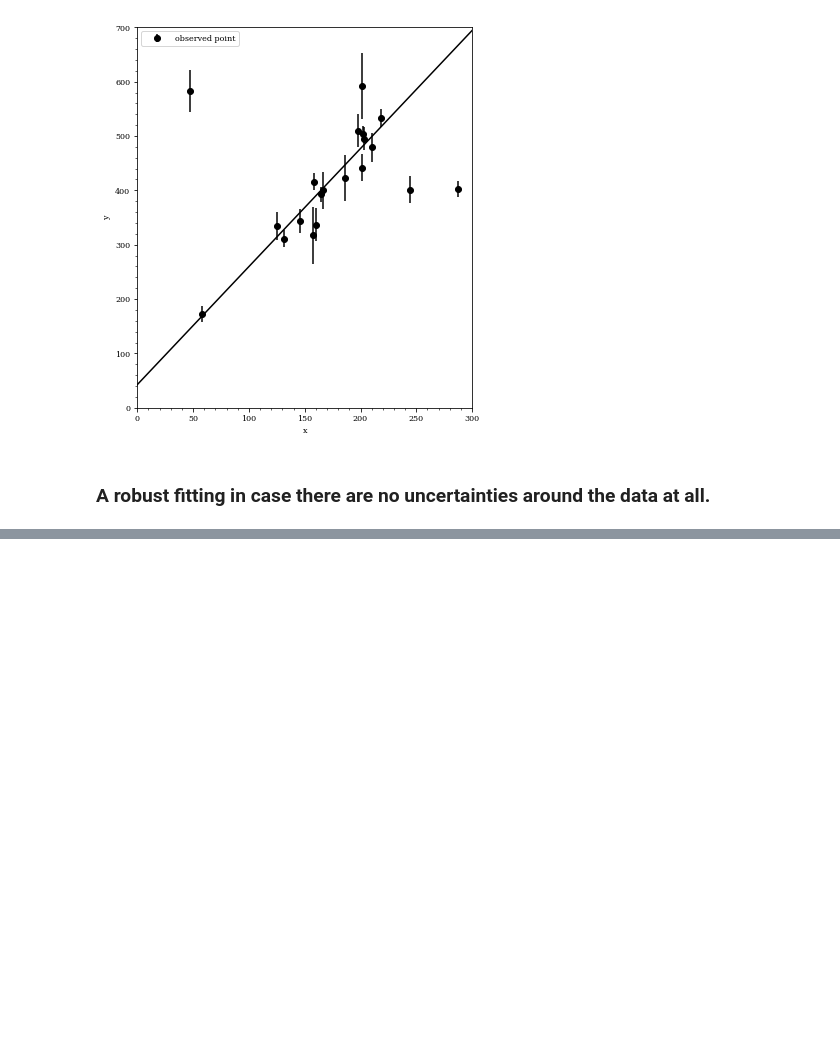
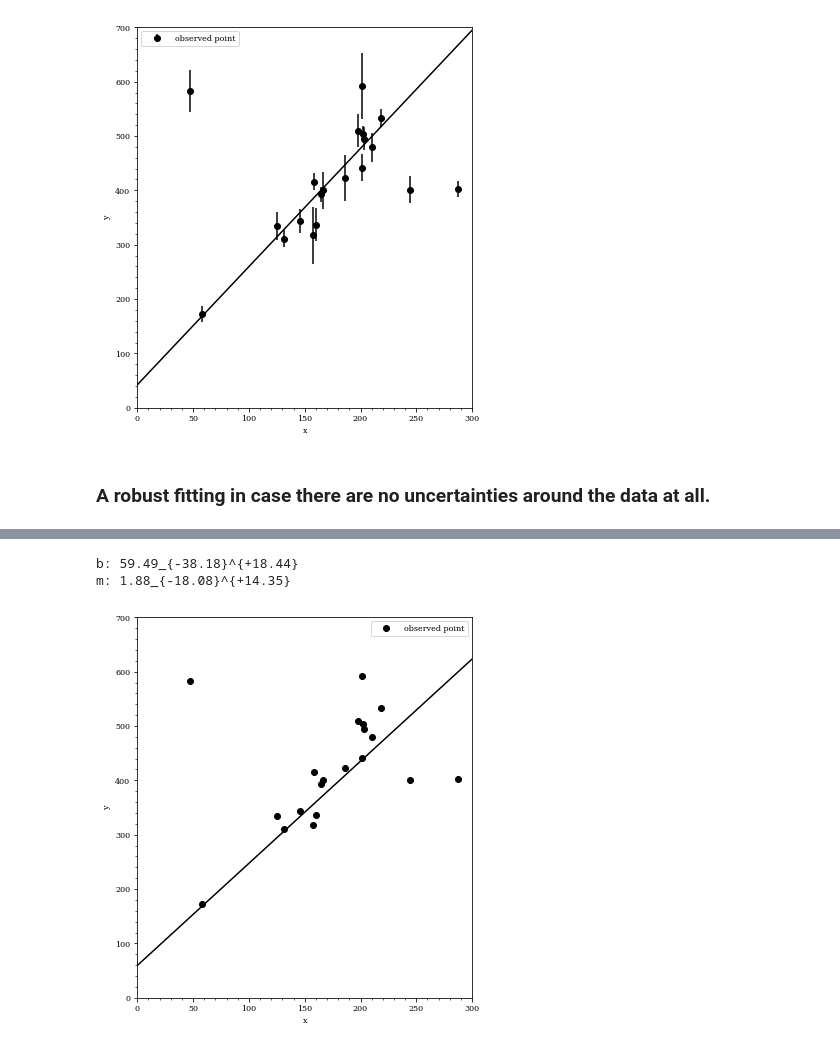
Before and after one commit to pkaf/blogs, a Jupyter notebook: Bayesian line fit.ipynb, the cells around one changed output, grey strips where cells are left out. Cells and saved outputs as stored; diff of their text form; code cells hidden in the pictures; blank space fills up the shorter version.

```diff
--- a/Bayesian line fit.ipynb
+++ b/Bayesian line fit.ipynb
@@ -404,4 +465,10 @@ plt.figure(figsize=(6,7))
 plt.plot(Xp, mest*Xp + best, 'k')
 plt.errorbar(X, Y, yerr=sY, fmt='ko', label='observed point')
 plotting_keys()
+
+# Storing result in a dataframe
+caseVII_result = {'m':mest, 'merr':0.5*(mm+mp), 'b': best, 'berr':0.5*(bm+bp),
+                  'case':'BF with bg+fg', 'data':'(x,y,sy) with outliers'}
+
+result_df = result_df.append(pd.Series(caseVII_result), ignore_index=True)
 # %% [output]
@@ -468,9 +523,4 @@ The number of effective samples is smaller than 25% for some parameters.
 # %%
-#pm.traceplot(trace);
-def xest(x):
-    m, est, p = np.percentile(x, [16, 50, 84])
-    return est, est-m, p-est
-
 best, bm, bp = xest(trace['b'])
 mest, mm, mp = xest(trace['m'])
 print "b: %1.2f_{-%1.2f}^{+%1.2f}"%(best, bm, bp)
@@ -481,4 +531,10 @@ plt.figure(figsize=(6,7))
 plt.plot(Xp, mest*Xp + best, 'k')
 plt.errorbar(X, Y, yerr=sY, fmt='ko', label='observed point')
 plotting_keys()
+
+# Storing result in a dataframe
+caseVIII_result = {'m':mest, 'merr':0.5*(mm+mp), 'b': best, 'berr':0.5*(bm+bp),
+                   'case':'BF with bg+fg. (x,y) with outliers', 'data':'sy is a free parameter'}
+
+result_df = result_df.append(pd.Series(caseVIII_result), ignore_index=True)
 # %% [output]
@@ -542,4 +609,10 @@ plt.figure(figsize=(6,7))
 plt.plot(Xp, mest*Xp + best, 'k')
 plt.errorbar(X, Y, yerr=sY, fmt='ko', label='observed point')
 plotting_keys()
+
+# Storing result in a dataframe
+caseIX_result = {'m':mest, 'merr':0.5*(mm+mp), 'b': best, 'berr':0.5*(bm+bp),
+                  'case':'BF with bg (gaussian) + fg (t-dist)','data':'(x,y) with outliers, sy is free'}
+
+result_df = result_df.append(pd.Series(caseIX_result), ignore_index=True)
 # %% [output]
@@ -549,7 +632,6 @@ m: 2.17_{-0.17}^{+0.15}
 # %% [markdown]
 ### A robust fitting in case there are no uncertainties around the data at all.
 # %%
-import theano.tensor as tt
 X, Y = table1.x, table1.y
 n = X.shape[0]
 with pm.Model() as basic_model:
@@ -560,10 +642,8 @@ with pm.Model() as basic_model:
     b = pm.Uniform('b', lower=0, upper=100)
     m = pm.Normal('m', mu=0, sd=20)
 
-    eps = pm.Normal('eps', mu=0, sd=50)
-
     # y measurement and uncertainties
-    yest = b + m*X + eps
+    yest = b + m*X
 
     sigma  = 1.
 
@@ -575,7 +655,7 @@ with pm.Model() as basic_model:
     bg = pm.Normal.dist(mu=Yb*np.ones(n),
                         sd=np.sqrt(Vb**2 + sigma**2), shape=n)
 
-    mix = pm.Mixture('mix', w=[q, 1-q], #q,
+    mix = pm.Mixture('mix', w=[q, 1-q],
                        comp_dists = [fg, bg], observed=Y)
 
     step = pm.Metropolis( )
@@ -588,11 +675,21 @@ NUTS: [Vb_interval__, Yb, eps, m, b_interval__, q_logodds__]
 # %%
 best, bm, bp = xest(trace['b'])
 mest, mm, mp = xest(trace['m'])
 print "b: %1.2f_{-%1.2f}^{+%1.2f}"%(best, bm, bp)
 print "m: %1.2f_{-%1.2f}^{+%1.2f}"%(mest, mm, mp)
 
 Xp = np.linspace(0, 300, 10)
 plt.figure(figsize=(6,7))
 plt.plot(Xp, mest*Xp + best, 'k')
-plt.errorbar(X, Y, yerr=sY, fmt='ko', label='observed point')
+plt.plot(X, Y, 'ko', label='observed point')
 plotting_keys()
+
+# Storing result in a dataframe
+caseX_result = {'m':mest, 'merr':0.5*(mm+mp), 'b': best, 'berr':0.5*(bm+bp),
+                  'case':'BF with bg + fg', 'data':'(x,y) with outliers, sigma = 1'}
+
+result_df = result_df.append(pd.Series(caseX_result), ignore_index=True)
+# %% [output]
+b: 59.49_{-38.18}^{+18.44}
+m: 1.88_{-18.08}^{+14.35}
+[figure, added]
```
Also changed, not shown: parts of 23 cells of this notebook.
